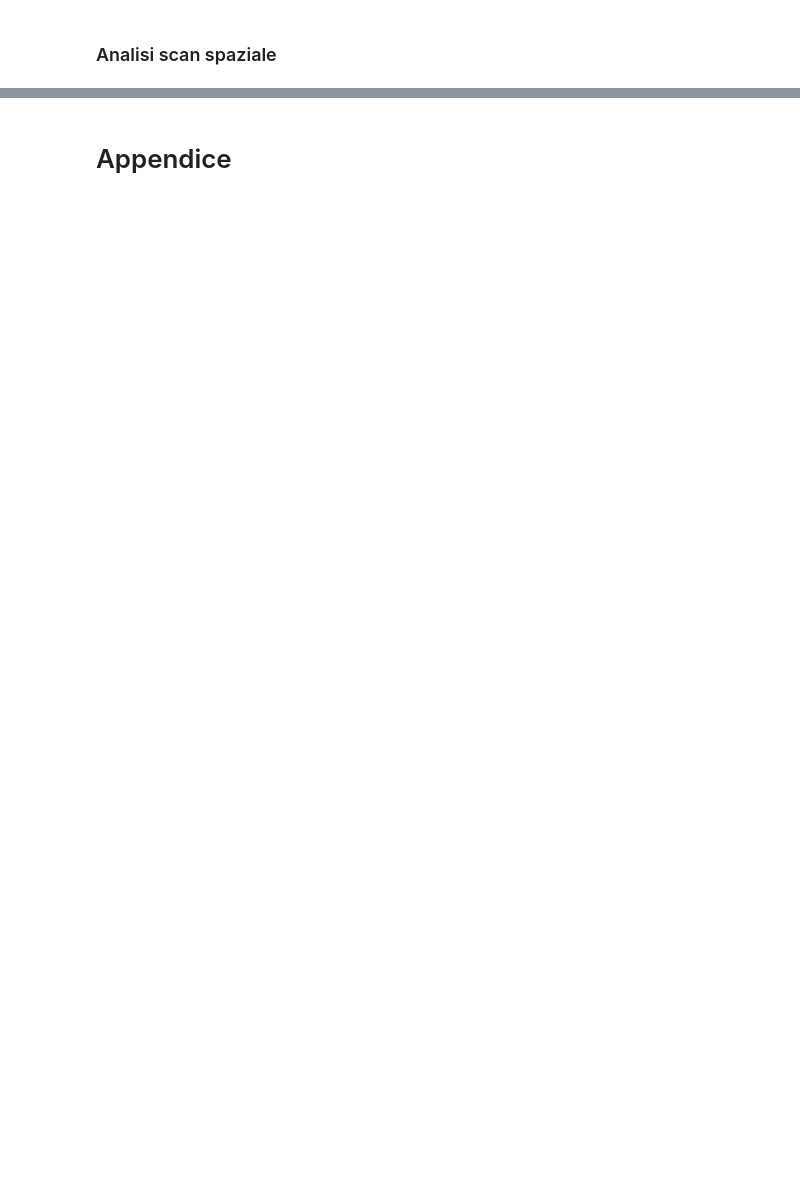
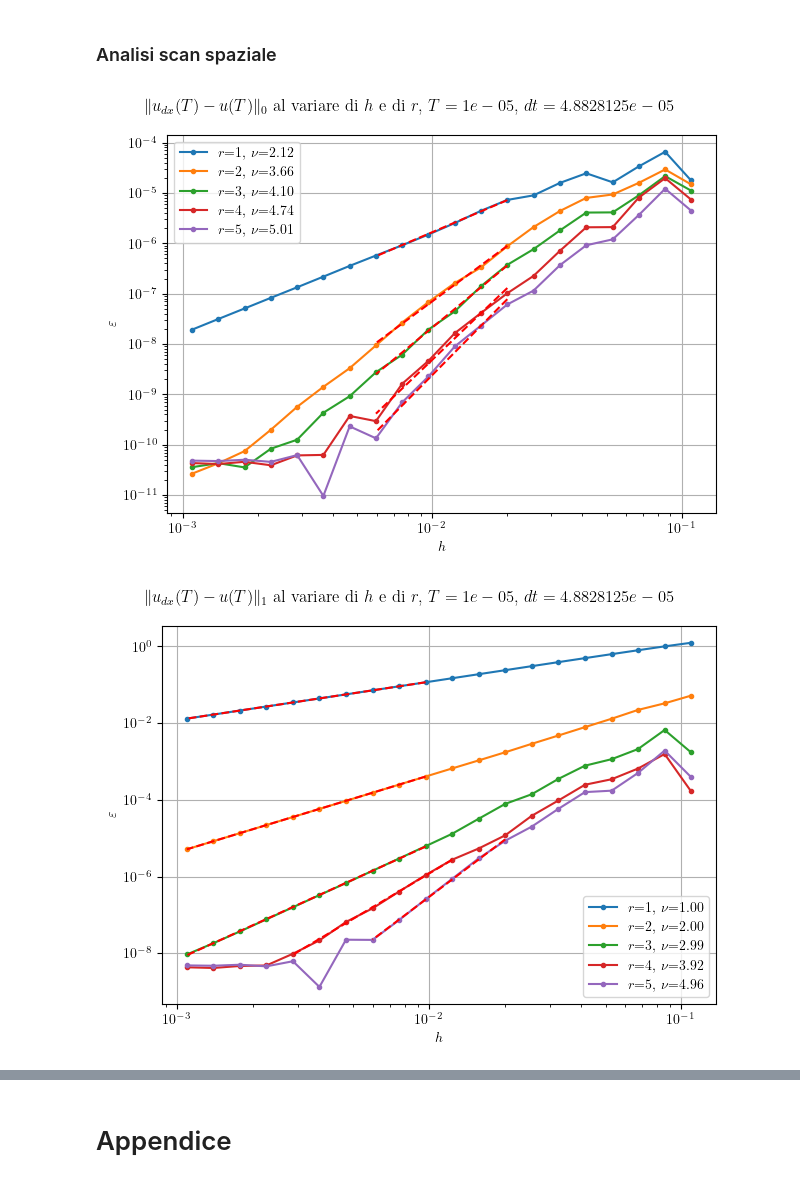
Before and after one commit to danivolo/astrodiscfe, a Jupyter notebook: main.ipynb, the cells around one changed output, grey strips where cells are left out. Cells and saved outputs as stored; diff of their text form; code cells hidden in the pictures; blank space fills up the shorter version.

```diff
--- a/main.ipynb
+++ b/main.ipynb
@@ -853,2 +868,70 @@ ndof=4, N=1000, errore H1 = 8.967515453884072e-07
 # %% [markdown]
 ### Analisi scan spaziale
+# %%
+figfolder = f"graphics/scan/dt11spaziale0"
+picklefile = f"{figfolder}/curve.pkl"
+
+with open(picklefile,"rb") as f:
+    readout = pickle.load(f)
+
+ndofs = [res["ndof"] for res in readout]
+alpha = readout[0]["alpha"]
+T = readout[0]["T"]
+hs = readout[0]["hs"]
+Ns = readout[0]["Ns"]
+
+include_err0 = 1
+include_err1 = 1
+
+errs_ndofs = []
+for i in range(len(readout)):
+    errs0, errs1, errsH1 = [], [], []
+    us, Ys, dus, dYs = readout[i]["us"], readout[i]["Ys"], readout[i]["dus"], readout[i]["dYs"]
+    for j in range(len(us)):
+        u, Y, du, dY = us[j], Ys[j], dus[j], dYs[j]
+        X = np.linspace(a,b,len(us))
+        err0 = np.sqrt(np.sum((u-Y)**2))
+        err1 = np.sqrt(np.sum((du-dY)**2))
+        errH1 = np.sqrt(np.sum((u-Y)**2+(du-dY)**2))
+        errs0.append(err0)
+        errs1.append(err1)
+        errsH1.append(errH1)
+    errs0, errs1, errsH1 = np.array(errs0), np.array(errs1), np.array(errsH1)
+    readout[i]["errs0"],readout[i]["errs1"],readout[i]["errsH1"] = errs0, errs1, errsH1
+errfile = f"{figfolder}/err.pkl"
+
+errortype = ["0", "1", "{H^1}"]
+strings = "errs0", "errs1", "errsH1"
+for j, errs in enumerate([errs0, errs1, errsH1]):
+    fig, ax = plt.subplots()
+
+    for i in range(5):
+        errs = readout[i][strings[j]]
+        hs = readout[i]["hs"][:len(errs)]
+        errs = errs*np.sqrt(hs)
+        if j == 0:
+            mask = (Ns >= 500) & (Ns <= 2000)
+        else:
+            mask = (Ns >= 1000)
+            if i==3:
+                mask = (Ns >= 800) & (Ns <= 4000)
+            if i==4:
+                mask = (Ns >= 500) & (Ns <= 2000)
+        Xfit = np.log10(hs)[mask]
+        Yfit = np.log10(errs)[mask]
+        popt, _ = curve_fit(line,Xfit,Yfit)
+        ax.plot(hs,errs,'.-',label=f"$r$={readout[i]["ndof"]}, $\\nu$={popt[0]:0.2f}")
+        ax.plot(10**Xfit,10**line(Xfit,*popt),'--r')
+    ax.set_xscale("log")
+    ax.set_yscale("log")
+    ax.set_xlabel("$h$")
+    ax.set_ylabel("$\\varepsilon$")
+    ax.grid()
+    fig.suptitle(f"$\\|u_{{dx}}(T)-u(T)\\|_{errortype[j]}$ al variare di $h$ e di $r$, $T={T}$, $dt={dt}$")
+    ax.legend()
+    plt.tight_layout()
+    plt.show()
+    fig.savefig(f"graphics/convergenza-spaziale-{errortype[j]}.png")
+# %% [output]
+[figure, added]
+[figure, added]
```
Also changed, not shown: parts of 27 cells of this notebook, 4 other files.
